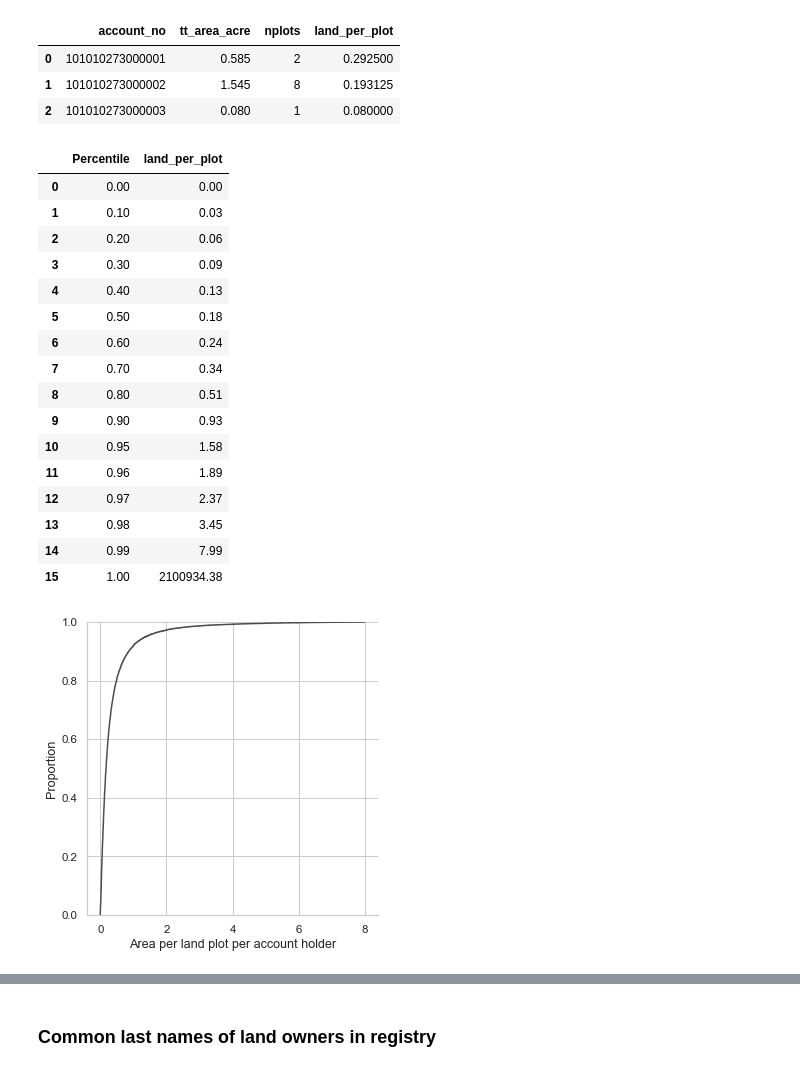
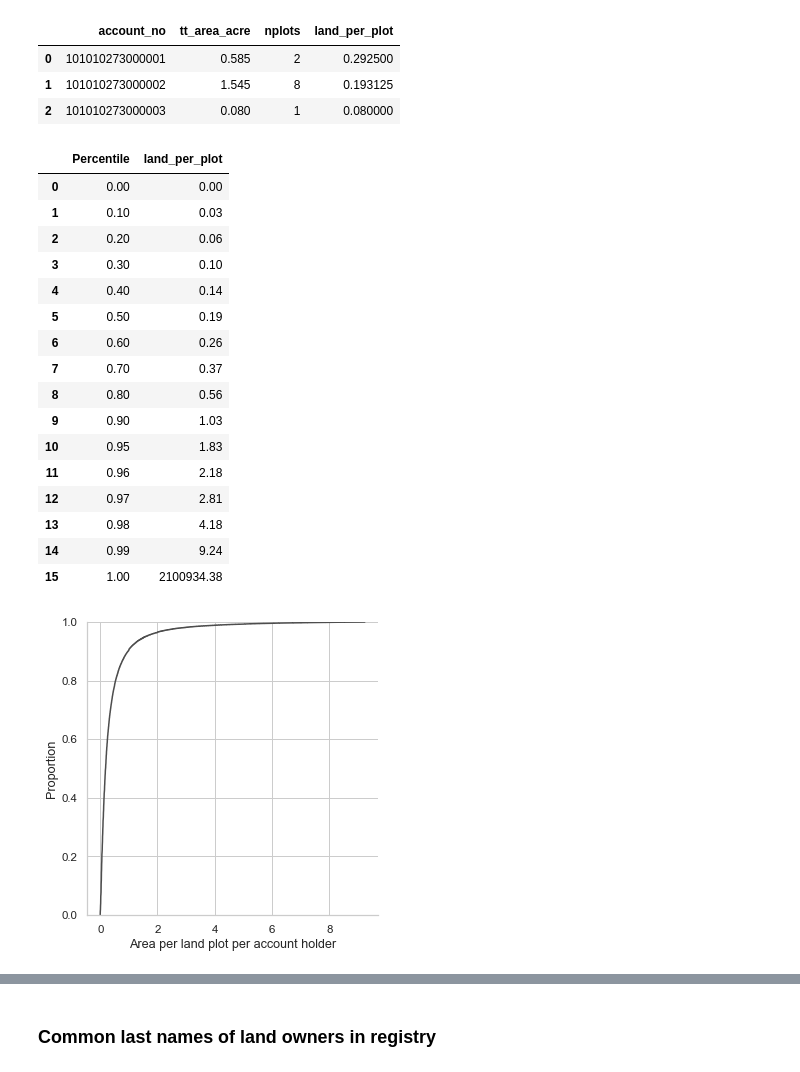
Before and after one commit to in-rolls/land, a Jupyter notebook: scripts/land_distribution_bihar.ipynb, the cells around one changed output, grey strips where cells are left out. Drawn from its saved outputs; the diff is of its cells as text; code cells hidden in the pictures.

```diff
--- a/scripts/land_distribution_bihar.ipynb
+++ b/scripts/land_distribution_bihar.ipynb
@@ -19,6 +19,7 @@ usecols = ['account_no', '6', '7', '8']
 df = (get_fulldata(**{'usecols':usecols})
       .assign(tt_area_acre=lambda df: df['6']+df['7']/100+df['8']*2.4711)
       .remove_columns(['6', '7', '8'])
+      .query("tt_area_acre>0")
      )
 df.shape
 # %% [output]
@@ -223,37 +201,37 @@ tab_acresperplot_deciles = (df_land_per_plot
                             .rename_column('index', 'Percentile')
                             .round(decimals=2)
                            )
-pandas_to_tex(tab_acresperplot_deciles, "../tables/percentiles_area_per_plot_accountholder")
+pandas_to_tex(tab_acresperplot_deciles, "../tables/percentiles_landarea_per_plot_per_accountholder")
 tab_acresperplot_deciles
 # %% [output]
 |  | Percentile | land_per_plot |
 | 0 | 0.00 | 0.00 |
 | 1 | 0.10 | 0.03 |
 | 2 | 0.20 | 0.06 |
-| 3 | 0.30 | 0.09 |
-| 4 | 0.40 | 0.13 |
-| 5 | 0.50 | 0.18 |
-| 6 | 0.60 | 0.24 |
-| 7 | 0.70 | 0.34 |
-| 8 | 0.80 | 0.51 |
-| 9 | 0.90 | 0.93 |
-| 10 | 0.95 | 1.58 |
-| 11 | 0.96 | 1.89 |
-| 12 | 0.97 | 2.37 |
-| 13 | 0.98 | 3.45 |
-| 14 | 0.99 | 7.99 |
+| 3 | 0.30 | 0.10 |
+| 4 | 0.40 | 0.14 |
+| 5 | 0.50 | 0.19 |
+| 6 | 0.60 | 0.26 |
+| 7 | 0.70 | 0.37 |
+| 8 | 0.80 | 0.56 |
+| 9 | 0.90 | 1.03 |
+| 10 | 0.95 | 1.83 |
+| 11 | 0.96 | 2.18 |
+| 12 | 0.97 | 2.81 |
+| 13 | 0.98 | 4.18 |
+| 14 | 0.99 | 9.24 |
 | 15 | 1.00 | 2100934.38 |
 # %%
 # Empirical CDF of land per area owned per account (fold cell)
 sns.displot(x="land_per_plot",
             data=df_land_per_plot.query(f"land_per_plot<={df_land_per_plot.land_per_plot.quantile(.99)}"),
             color="0.3",
             kind="ecdf"
            )
 plt.xlabel("Area per land plot per account holder")
-save_mpl_fig('../figures/area_per_plot_accountholder_ecdf')
+save_mpl_fig('../figures/landarea_per_plot_per_accountholder_ecdf')
 # %% [output]
-[figure, old version]
+[figure, new version]
 # %%
 # Histogram of land plot area owned per account (fold cell)
 ax = sns.displot(data=df_land_per_plot.query(f"land_per_plot<={df_land_per_plot.land_per_plot.quantile(.99)}"),
```
Also changed, not shown: parts of 10 cells of this notebook, 19 other files.
